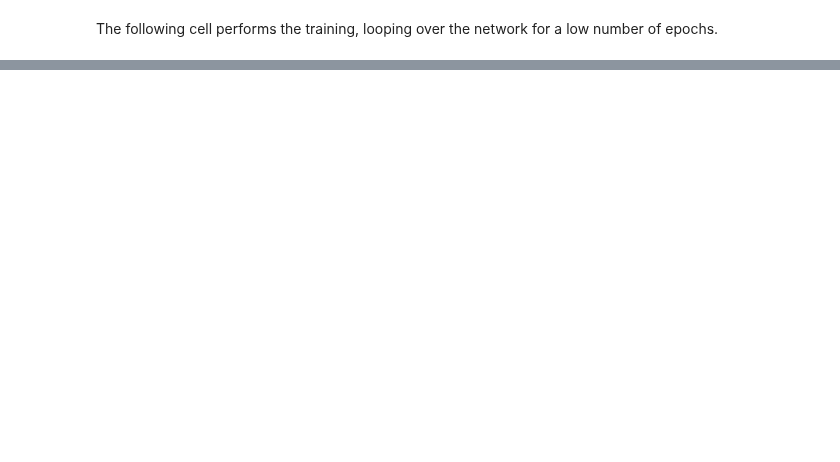
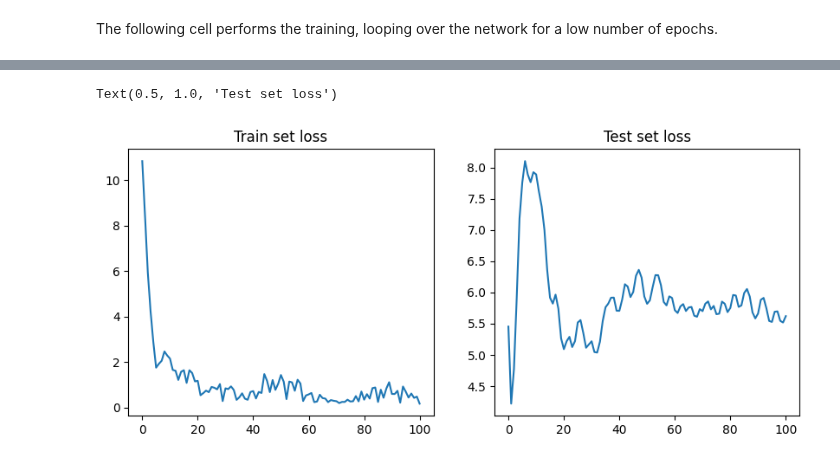
Before and after one commit to pyt-team/TopoModelX, a Jupyter notebook: tutorials/simplicial/snn_train.ipynb, the cells around one changed output, grey strips where cells are left out. Saved outputs shown, nothing was run; the diff lists cells and outputs as text; code cells hidden in the pictures; blank space fills up the shorter version.

```diff
--- a/tutorials/simplicial/snn_train.ipynb
+++ b/tutorials/simplicial/snn_train.ipynb
@@ -51,5 +81,5 @@ For the Simplicial Neural Network we will use the (normalized) Simplician Laplac
 # %%
-lapl0 = simplex.normalized_laplacian_matrix(rank=0)
+lapl = sc.normalized_laplacian_matrix(rank=rank)
 
-lapl0 = torch.from_numpy(lapl0.todense()).to_sparse()
+lapl = torch.from_numpy(lapl.todense()).to_sparse()
 # %%
@@ -128,0 +89,5 @@ Using the SNNLayer class, we create a neural network with stacked layers. A line
+# %%
+x_nodes = torch.from_numpy(features_input[rank].reshape(-1, 1)).float()
+y_nodes = torch.from_numpy(features_target[rank].reshape(-1, 1)).float()
+print(x_nodes.shape)
+channels_nodes = x_nodes.shape[1]
@@ -141,38 +110,39 @@ class SNN(torch.nn.Module):
 
     def __init__(self, in_channels, out_channels, hidden_channels, K=5):
         super().__init__()
-        layers = []
+        layers = torch.nn.ModuleList()
 
         layers.append(SNNLayer(in_channels=in_channels, out_channels=hidden_channels, K=K))
+        layers.append(SNNLayer(in_channels=hidden_channels, out_channels=hidden_channels, K=K))
         layers.append(SNNLayer(in_channels=hidden_channels, out_channels=out_channels, K=K))
 
-        self.linear = torch.nn.Linear(out_channels, 2)
+        self.linear = torch.nn.Linear(out_channels, 1)
         self.layers = layers
 
-    def forward(self, x_0, lapl_0):
+    def forward(self, x, lapl):
         """Forward computation.
 
         Parameters
         ---------
-        x_0 : tensor
-            shape = [n_nodes, channels]
+        x : tensor
+            shape = [n_simplices, channels]
             Node features.
 
-        lapl_0 : tensor
-            shape = [n_nodes, n_edges]
-            Boundary matrix of rank 1.
+        lapl : tensor
+            shape = [n_simplices, n_simplices]
+            Laplacian for the given rank
 
 
         Returns
         --------
         _ : tensor
-            shape = [n_nodes, 2]
-            One-hot labels assigned to nodes.
+            shape = [n_simplices, channels]
+
 
         """
         for layer in self.layers:
-            x_0 = layer(x_0, lapl_0)
-        return torch.sigmoid(self.linear(x_0))
+            x = layer(x, lapl)
+        return self.linear(x)
 # %% [markdown]
 # Train the Neural Network
 
@@ -184,4 +154,4 @@ model = SNN(
     hidden_channels=30,
     K=5
 )
-optimizer = torch.optim.Adam(model.parameters(), lr=0.4)
+optimizer = torch.optim.Adam(model.parameters(), lr=0.01)
@@ -231,0 +210,11 @@ Epoch: 5 loss: 0.6516 Train_acc: 0.0000
+# %%
+plt.figure(figsize=(10,4))
+plt.subplot(121)
+plt.plot(train_losses)
+plt.title("Train set loss")
+plt.subplot(122)
+plt.plot(test_losses)
+plt.title("Test set loss")
+# %% [output]
+Text(0.5, 1.0, 'Test set loss')
+[figure, added]
```
Also changed, not shown: parts of 28 cells of this notebook.
